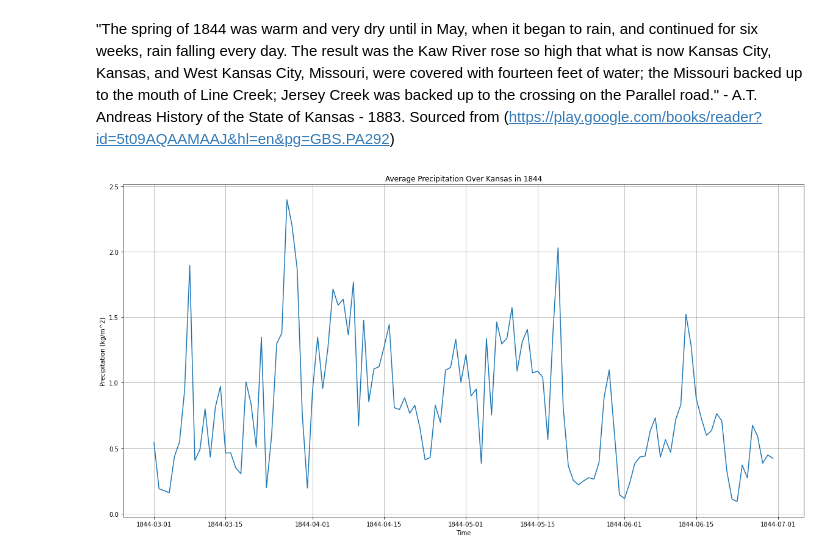
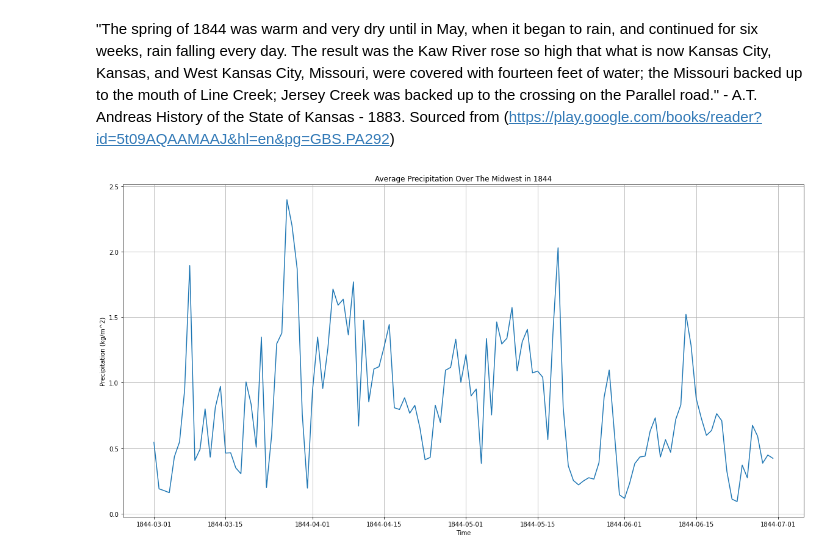
Before and after one commit to bparazin/ESS-Visualization, a Jupyter notebook: Time Series.ipynb, the cells around one changed output. Cells and saved outputs as stored; diff of their text form; code cells hidden in the pictures.

Commit message:
Fixed plot title

```diff
--- a/Time Series.ipynb
+++ b/Time Series.ipynb
@@ -104,6 +104,6 @@ plot_tseries(kansas_avg, "apcp", "Average Precipitation Over Kansas in 1844", "T
 # %% [markdown]
 "The spring of 1844 was warm and very dry until in May, when it began to rain, and continued for six weeks, rain falling every day. The result was the Kaw River rose so high that what is now Kansas City, Kansas, and West Kansas City, Missouri, were covered with fourteen feet of water; the Missouri backed up to the mouth of Line Creek; Jersey Creek was backed up to the crossing on the Parallel road." - A.T. Andreas History of the State of Kansas - 1883. Sourced from (https://play.google.com/books/reader?id=5t09AQAAMAAJ&hl=en&pg=GBS.PA292)
 # %%
-plot_tseries(mw_avg, "apcp", "Average Precipitation Over Kansas in 1844", "Time", "Precipitation (kg/m^2)")
+plot_tseries(mw_avg, "apcp", "Average Precipitation Over The Midwest in 1844", "Time", "Precipitation (kg/m^2)")
 # %% [output]
-[figure, old version]
+[figure, new version]
```
